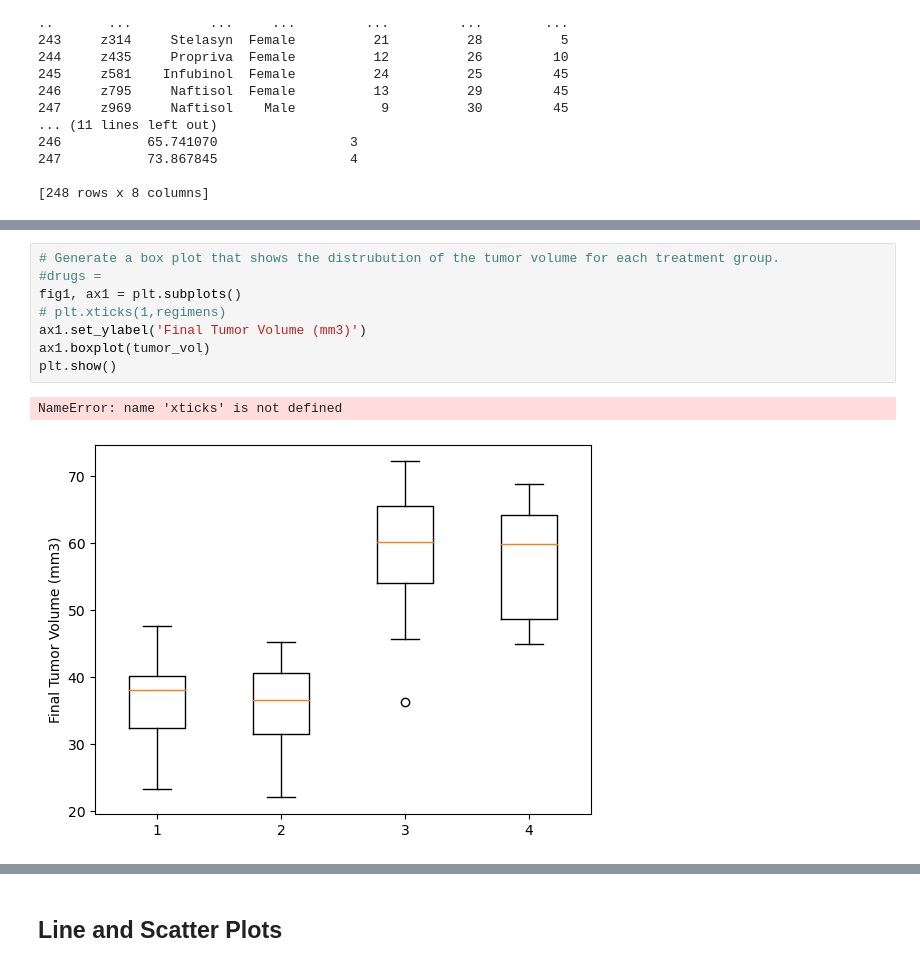
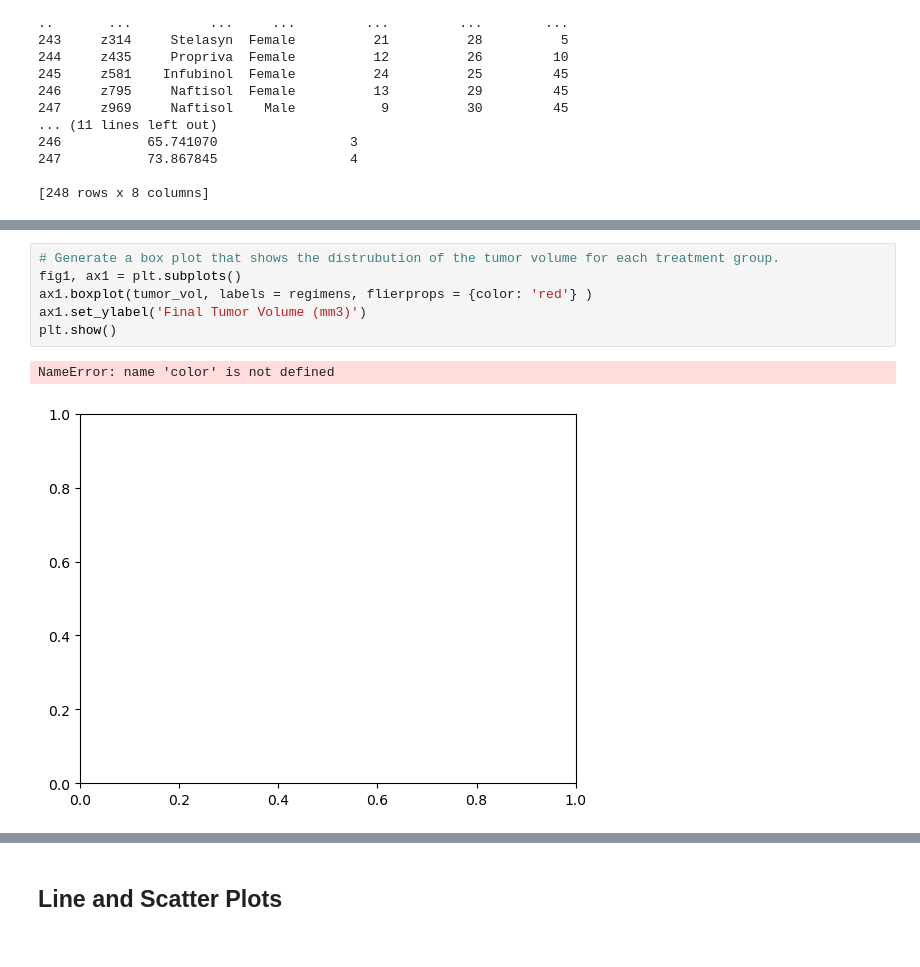
Before and after one commit to digital-buddha42/matplotlib, a Jupyter notebook: pymaceuticals_homework.ipynb, the cells around one changed output, grey strips where cells are left out. Drawn from its saved outputs; the diff is of its cells as text.

```diff
--- a/pymaceuticals_homework.ipynb
+++ b/pymaceuticals_homework.ipynb
@@ -277,11 +270,9 @@ Ceftamin's potential outliers: Series([], Name: Tumor Volume (mm3), dtype: float
 # %%
 # Generate a box plot that shows the distrubution of the tumor volume for each treatment group.
-#drugs =
 fig1, ax1 = plt.subplots()
-# plt.xticks(1,regimens)
+ax1.boxplot(tumor_vol, labels = regimens, flierprops = {color: 'red'} )
 ax1.set_ylabel('Final Tumor Volume (mm3)')
-ax1.boxplot(tumor_vol)
 plt.show()
 # %% [output]
-NameError: name 'xticks' is not defined
+NameError: name 'color' is not defined
-[figure, old version]
+[figure, new version]
```
Also changed, not shown: parts of 2 cells of this notebook.
